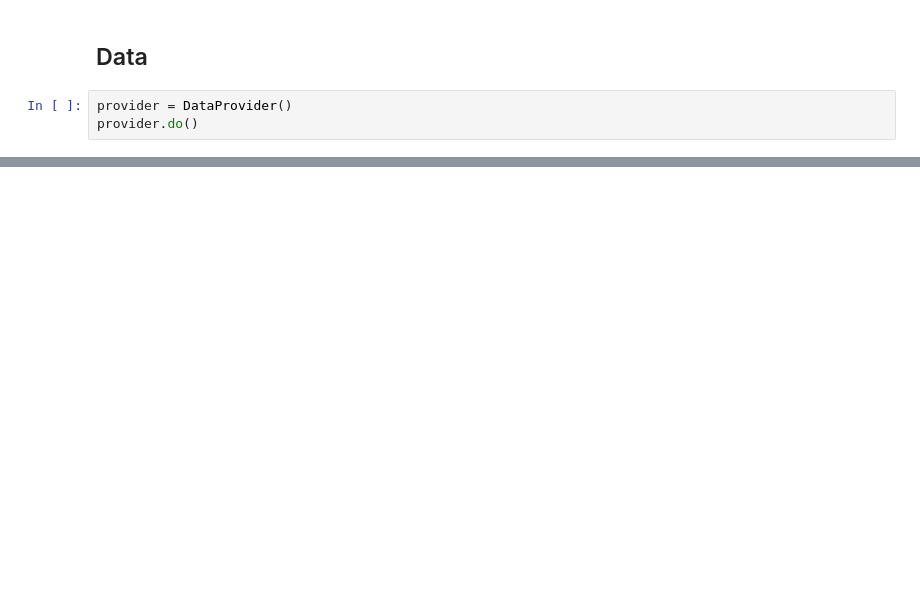
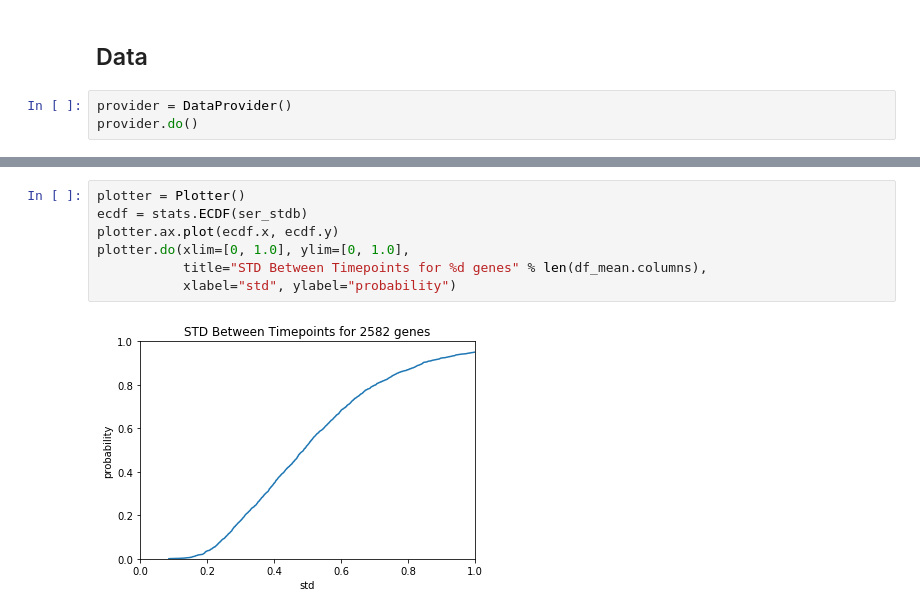
Before and after one commit to uwescience/old_xstate, a Jupyter notebook: notebooks/Variance of Read Counts.ipynb, the cells around one changed output, grey strips where cells are left out. Drawn from its saved outputs; the diff is of its cells as text; blank space fills up the shorter version.

```diff
--- a/notebooks/Variance of Read Counts.ipynb
+++ b/notebooks/Variance of Read Counts.ipynb
@@ -59,0 +88,9 @@ avg_mat.head()
+# %%
+plotter = Plotter()
+ecdf = stats.ECDF(ser_stdb)
+plotter.ax.plot(ecdf.x, ecdf.y)
+plotter.do(xlim=[0, 1.0], ylim=[0, 1.0],
+           title="STD Between Timepoints for %d genes" % len(df_mean.columns),
+           xlabel="std", ylabel="probability")
+# %% [output]
+[figure, added]
```
Also changed, not shown: parts of 20 cells of this notebook, 3 other files.
